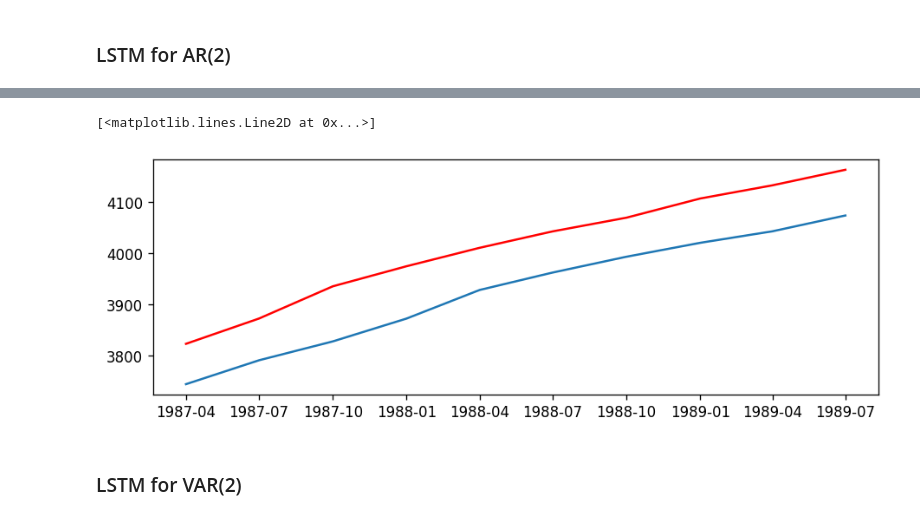
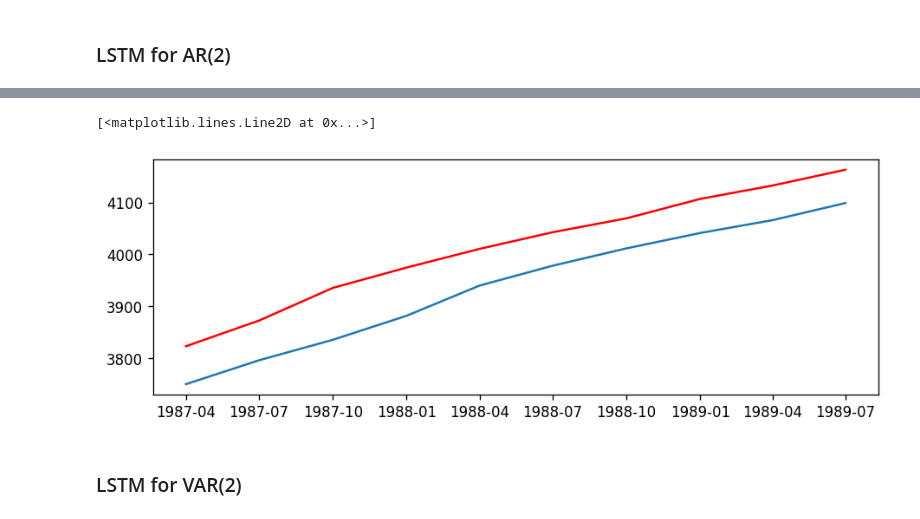
Before and after one commit to aryeko/DeepLearning-TAU, a Jupyter notebook: Ex2/Ex2 - Q2 - GNP data.ipynb, the cells around one changed output, grey strips where cells are left out. Cells and saved outputs as stored; diff of their text form; code cells hidden in the pictures.

Commit message:
Ex2-Q2: optimizing the model against validation set

```diff
--- a/Ex2/Ex2 - Q2 - GNP data.ipynb
+++ b/Ex2/Ex2 - Q2 - GNP data.ipynb
@@ -311,15 +311,21 @@ def prepare_lstm_data(df, lag):
 
     return dataX, dataY
 # %%
-def fit_lstm(trainX, trainY, num_classes, input_size, hidden_size, num_layers, learning_rate=0.01, num_epochs=2000):
+def fit_lstm(trainX, trainY, testX, testY, num_classes, input_size, hidden_size, num_layers, learning_rate=0.01, num_epochs=2000):
     lstm = LSTM(num_classes, input_size, hidden_size, num_layers)
-
+    loss_vals, acc_vals = [], []
     criterion = torch.nn.MSELoss()    # mean-squared error for regression
     optimizer = torch.optim.Adam(lstm.parameters(), lr=learning_rate)
     #optimizer = torch.optim.SGD(lstm.parameters(), lr=learning_rate)
-
+    best_model = {
+        'epoch': -1,
+        'model_state_dict': None,
+        'accuracy': 0,
+        'loss': 1,
+    }
     # Train the model
     for epoch in range(num_epochs):
+        lstm.train()
         outputs = lstm(trainX)
         optimizer.zero_grad()
 
@@ -330,8 +336,30 @@ def fit_lstm(trainX, trainY, num_classes, input_size, hidden_size, num_layers, l
 
         optimizer.step()
         if epoch % 100 == 0:
-            print("Epoch: %d, loss: %1.5f" % (epoch, loss.item()))
-    return lstm
+            lstm.eval()
+            test_outputs = lstm(testX)
+            test_criterion = torch.nn.MSELoss()
+            test_accuracy = 1 - test_criterion(test_outputs, testY).item()
+            if best_model['accuracy'] < test_accuracy:
+                best_model = {
+                    'epoch': epoch,
+                    'model_state_dict': lstm.state_dict(),
+                    'accuracy': test_accuracy,
+                    'loss': loss.item(),
+                }
+            print("Epoch: %d, loss: %1.5f, test accuracy: %1.5f" % (epoch, loss.item(), test_accuracy))
+
+    print("="*20)
+    print(f"Best model using the validation set:\n"
+          f" epoch:         [{best_model['epoch']}]\n"
+          f" loss:          [{best_model['loss']}]\n"
+          f" test accuracy: [{best_model['accuracy']}]\n")
+    print("="*20)
+
+    best_lstm = LSTM(num_classes, input_size, hidden_size, num_layers)
+    best_lstm.load_state_dict(best_model['model_state_dict'])
+
+    return best_lstm
 # %% [markdown]
 ### LSTM for AR(2)
 # %%
@@ -339,7 +367,7 @@ dataX, dataY = prepare_lstm_data(pd.DataFrame(df['rgnp']), lag=2)
 trainX, testX = dataX[:-10,:,:], dataX[-10:,:,:]
 trainY, testY = dataY[:-10,:], dataY[-10:,:]
 
-lstm_ar2 = fit_lstm(trainX, trainY, num_classes=1, input_size=1, hidden_size=2, num_layers=1)
+lstm_ar2 = fit_lstm(trainX, trainY, testX, testY,num_classes=1, input_size=1, hidden_size=2, num_layers=1)
 
 lstm_ar2_pred = lstm_ar2(testX).data.numpy()
 lstm_ar2_pred = sc.inverse_transform(lstm_ar2_pred)
@@ -372,5 +397,5 @@ Epoch: 1900, loss: 0.00012
 [<matplotlib.lines.Line2D at 0x...>]
-[figure, old version]
+[figure, new version]
 # %% [markdown]
 ### LSTM for VAR(2)
 # %%
```
Also changed, not shown: parts of 6 cells of this notebook.
